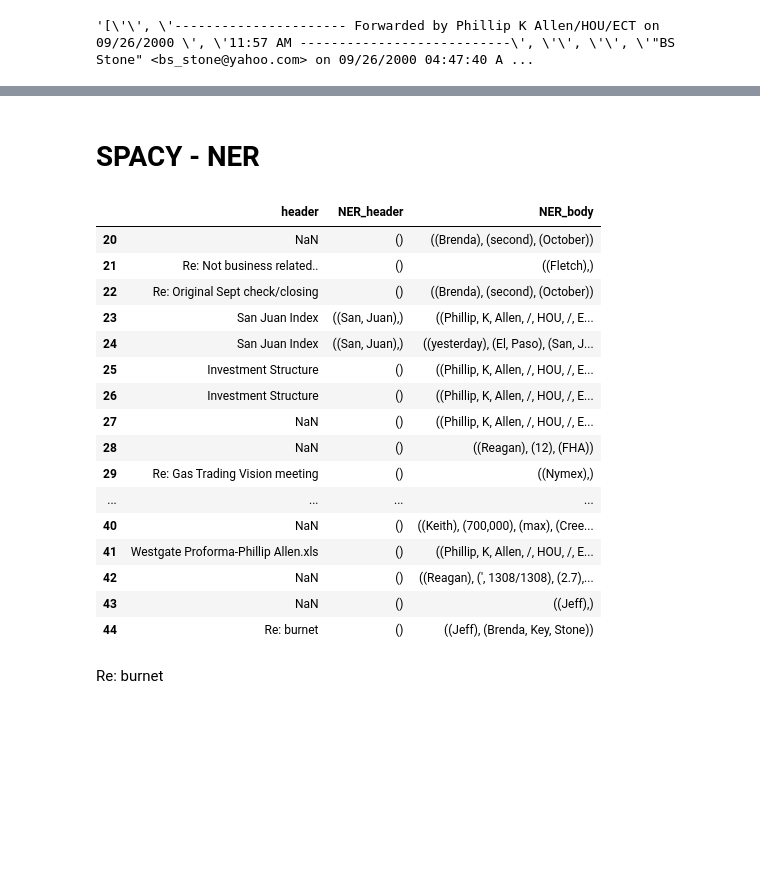
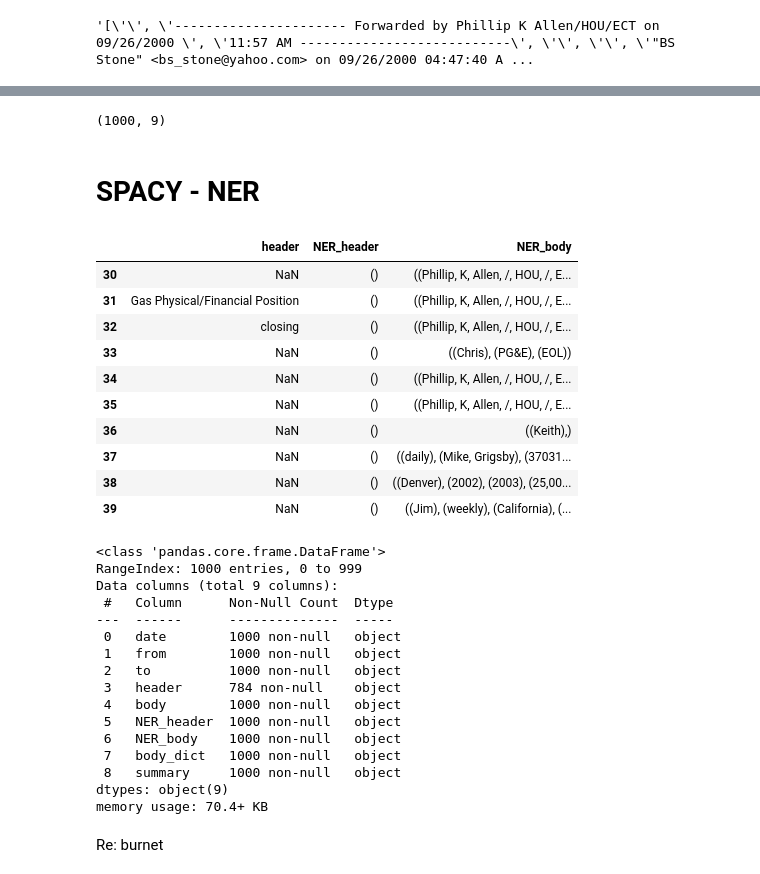
Before and after one commit to franckglastre/NLP-Datascientest, a Jupyter notebook: Py_Easymail.ipynb, the cells around one changed output, grey strips where cells are left out. Drawn from its saved outputs; the diff is of its cells as text; code cells hidden in the pictures; blank space fills up the shorter version.

```diff
--- a/Py_Easymail.ipynb
+++ b/Py_Easymail.ipynb
@@ -317,3 +334,7 @@ df_emails['summary'][32]
+# %%
+df_emails.shape
+# %% [output]
+(1000, 9)
 # %%
 # texte fonction de résumé sur la ligne 'id'
 #id = 12
@@ -344,25 +365,38 @@ for x in range(deb,fin):
   doc_subj = nlp(str(subj))
   df_emails['NER_body'][x] = doc_subj.ents
 # %%
-df_emails[['header','NER_header','NER_body']][20:45]
+df_emails[['header','NER_header','NER_body']][30:40]
 # %% [output]
 |  | header | NER_header | NER_body |
-| 20 | NaN | () | ((Brenda), (second), (October)) |
-| 21 | Re: Not business related.. | () | ((Fletch),) |
-| 22 | Re: Original Sept check/closing | () | ((Brenda), (second), (October)) |
-| 23 | San Juan Index | ((San, Juan),) | ((Phillip, K, Allen, /, HOU, /, E... |
-| 24 | San Juan Index | ((San, Juan),) | ((yesterday), (El, Paso), (San, J... |
-| 25 | Investment Structure | () | ((Phillip, K, Allen, /, HOU, /, E... |
-| 26 | Investment Structure | () | ((Phillip, K, Allen, /, HOU, /, E... |
-| 27 | NaN | () | ((Phillip, K, Allen, /, HOU, /, E... |
-| 28 | NaN | () | ((Reagan), (12), (FHA)) |
-| 29 | Re: Gas Trading Vision meeting | () | ((Nymex),) |
-| ... | ... | ... | ... |
-| 40 | NaN | () | ((Keith), (700,000), (max), (Cree... |
-| 41 | Westgate Proforma-Phillip Allen.xls | () | ((Phillip, K, Allen, /, HOU, /, E... |
-| 42 | NaN | () | ((Reagan), (', 1308/1308), (2.7),... |
-| 43 | NaN | () | ((Jeff),) |
-| 44 | Re: burnet | () | ((Jeff), (Brenda, Key, Stone)) |
+| 30 | NaN | () | ((Phillip, K, Allen, /, HOU, /, E... |
+| 31 | Gas Physical/Financial Position | () | ((Phillip, K, Allen, /, HOU, /, E... |
+| 32 | closing | () | ((Phillip, K, Allen, /, HOU, /, E... |
+| 33 | NaN | () | ((Chris), (PG&E), (EOL)) |
+| 34 | NaN | () | ((Phillip, K, Allen, /, HOU, /, E... |
+| 35 | NaN | () | ((Phillip, K, Allen, /, HOU, /, E... |
+| 36 | NaN | () | ((Keith),) |
+| 37 | NaN | () | ((daily), (Mike, Grigsby), (37031... |
+| 38 | NaN | () | ((Denver), (2002), (2003), (25,00... |
+| 39 | NaN | () | ((Jim), (weekly), (California), (... |
+# %%
+df_emails.info()
+# %% [output]
+<class 'pandas.core.frame.DataFrame'>
+RangeIndex: 1000 entries, 0 to 999
+Data columns (total 9 columns):
+ #   Column      Non-Null Count  Dtype
+---  ------      --------------  -----
+ 0   date        1000 non-null   object
+ 1   from        1000 non-null   object
+ 2   to          1000 non-null   object
+ 3   header      784 non-null    object
+ 4   body        1000 non-null   object
+ 5   NER_header  1000 non-null   object
+ 6   NER_body    1000 non-null   object
+ 7   body_dict   1000 non-null   object
+ 8   summary     1000 non-null   object
+dtypes: object(9)
+memory usage: 70.4+ KB
 # %%
 id = 44
 doc= nlp(df_emails['header'][id])
```
Also changed, not shown: parts of 33 cells of this notebook.
